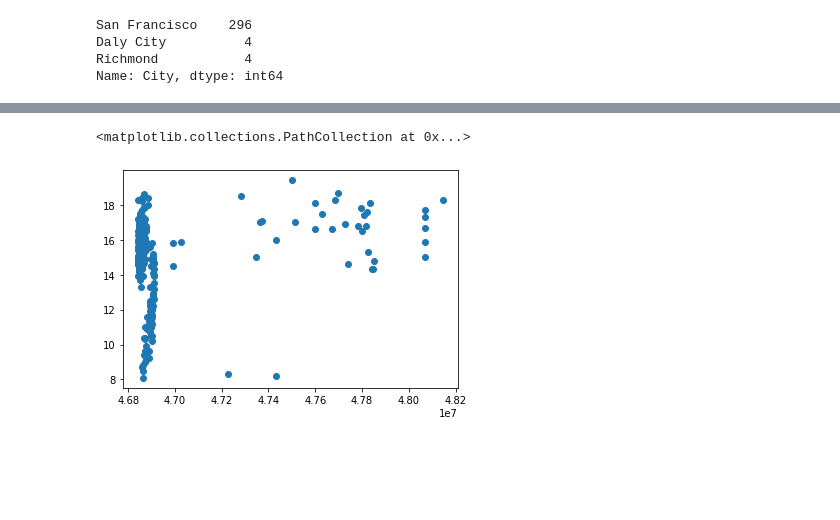
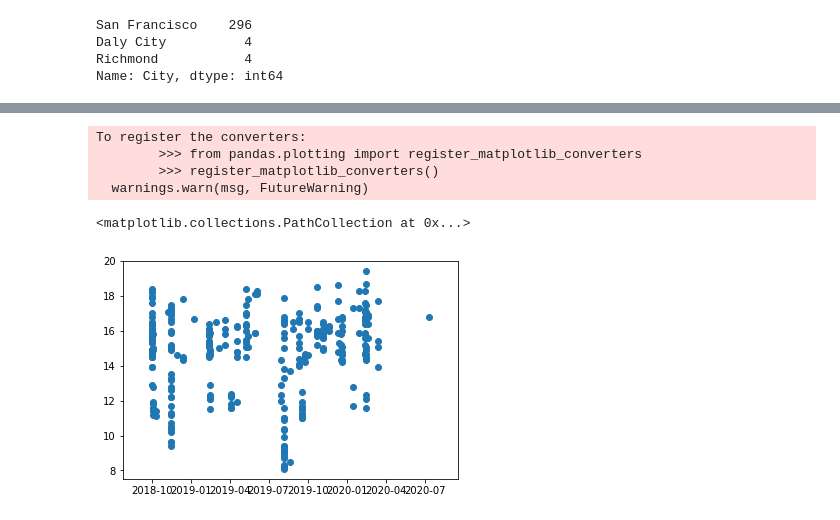
Before and after one commit to SladeMahoney/City_Surf_Project, a Jupyter notebook: Database/Student_demo_clean.ipynb, the cells around one changed output, grey strips where cells are left out. Drawn from its saved outputs; the diff is of its cells as text; code cells hidden in the pictures; blank space fills up the shorter version.

```diff
--- a/Database/Student_demo_clean.ipynb
+++ b/Database/Student_demo_clean.ipynb
@@ -439,3 +428,0 @@ students_df
-# %%
-students_df['CSP Approx Enrollment Age'] = (students_df['CSP Enrollment Date'] - students_df['Date of Birth']).dt.days
-students_df
@@ -456,3 +428,0 @@ students_df
-# %%
-students_df["CSP Approx Enrollment Age"] = (students_df["CSP Approx Enrollment Age"]/365).round(1)
-students_df
@@ -472,0 +429,4 @@ students_df
+# %%
+# Find the Age students enroll in CSP
+students_df['CSP_Approx_Enrollment_Age'] = (students_df['CSP_Enrollment_Date'] - students_df['Date_of_Birth']).dt.days
+students_df
@@ -472,0 +452,5 @@ students_df
+# %%
+# Convert days to approximate years in CSP Enrollment Age
+# Years needs to be approximate because of the existence of leap years
+students_df["CSP_Approx_Enrollment_Age"] = (students_df["CSP_Approx_Enrollment_Age"]/365).round(1)
+students_df
@@ -473,7 +476,11 @@ students_df
 # %%
-x_axis = students_df['CSP Approx Enrollment Age']
-y_axis = students_df['']
+y_axis = students_df['CSP_Approx_Enrollment_Age']
+x_axis = students_df['CSP_Enrollment_Date']
 plt.scatter(x_axis,y_axis)
 # %% [output]
-<matplotlib.collections.PathCollection at 0x...>
+To register the converters:
+        >>> from pandas.plotting import register_matplotlib_converters
+        >>> register_matplotlib_converters()
+  warnings.warn(msg, FutureWarning)
+<matplotlib.collections.PathCollection at 0x...>
-[figure, old version]
+[figure, new version]
```
Also changed, not shown: parts of 37 cells of this notebook, 4 other files.
